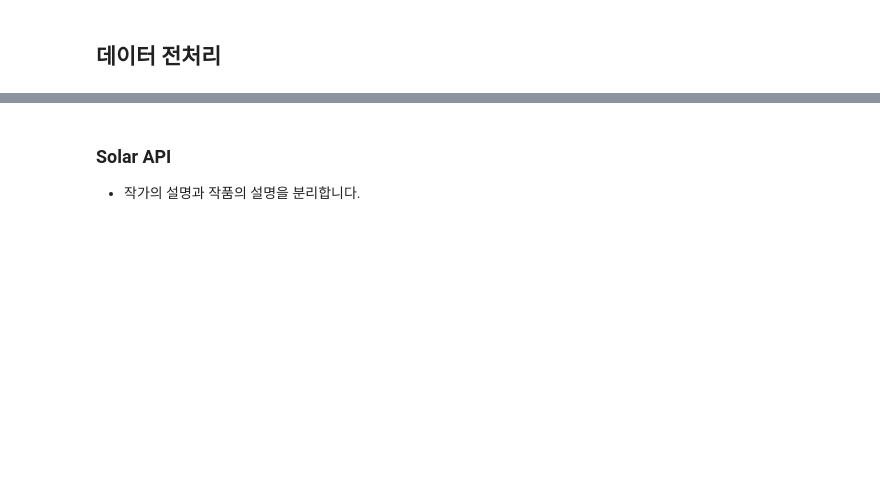
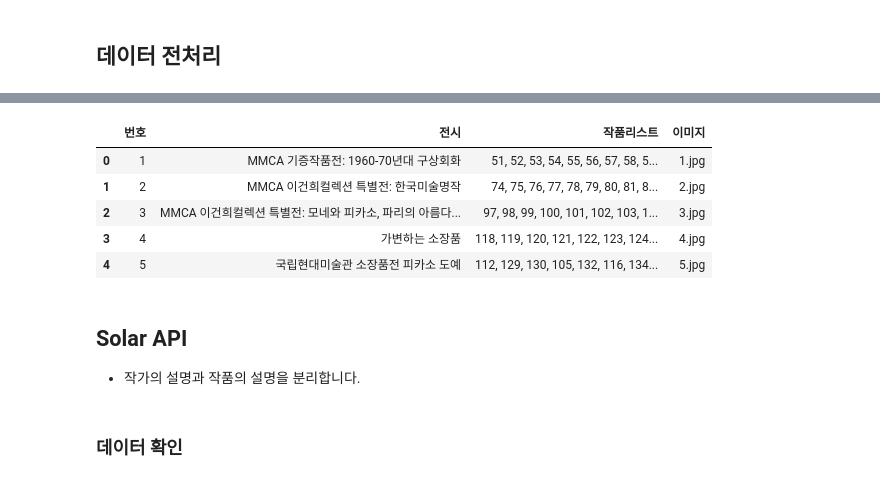
Before and after one commit to Atipico1/upstage_project, a Jupyter notebook: notebook/art_data_preprocess.ipynb, the cells around one changed output, grey strips where cells are left out. Saved outputs shown, nothing was run; the diff lists cells and outputs as text; code cells hidden in the pictures; blank space fills up the shorter version.

```diff
--- a/notebook/art_data_preprocess.ipynb
+++ b/notebook/art_data_preprocess.ipynb
@@ -18,2 +26,3 @@ df.to_csv("../data/arts_all.csv", index=False)
 # %%
 df = pd.read_csv("../data/arts_all.csv")
+ehb_df = pd.read_csv("../data/exhibitions.csv")
@@ -20,5 +45,14 @@ df = pd.read_csv("../data/arts_all.csv")
+# %%
+ehb_df
+# %% [output]
+|  | 번호 | 전시 | 작품리스트 | 이미지 |
+| 0 | 1 | MMCA 기증작품전: 1960-70년대 구상회화 | 51, 52, 53, 54, 55, 56, 57, 58, 5... | 1.jpg |
+| 1 | 2 | MMCA 이건희컬렉션 특별전: 한국미술명작 | 74, 75, 76, 77, 78, 79, 80, 81, 8... | 2.jpg |
+| 2 | 3 | MMCA 이건희컬렉션 특별전: 모네와 피카소, 파리의 아름다... | 97, 98, 99, 100, 101, 102, 103, 1... | 3.jpg |
+| 3 | 4 | 가변하는 소장품 | 118, 119, 120, 121, 122, 123, 124... | 4.jpg |
+| 4 | 5 | 국립현대미술관 소장품전 피카소 도예 | 112, 129, 130, 105, 132, 116, 134... | 5.jpg |
 # %% [markdown]
-### Solar API
+## Solar API
 - 작가의 설명과 작품의 설명을 분리합니다.
 # %%
 prompt = """
@@ -55,3 +90,5 @@ for i in range(len(df)):
     except:
         df.loc[i, 'art_description'] = "Error"
         df.loc[i, 'author_description'] = "Error"
+# %% [markdown]
+### 데이터 확인
```
Also changed, not shown: parts of 25 cells of this notebook, 12 other files.
